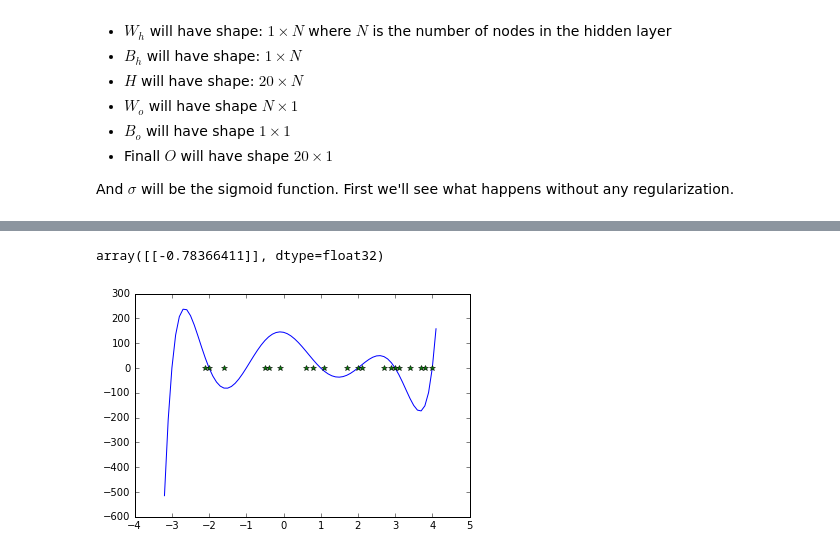
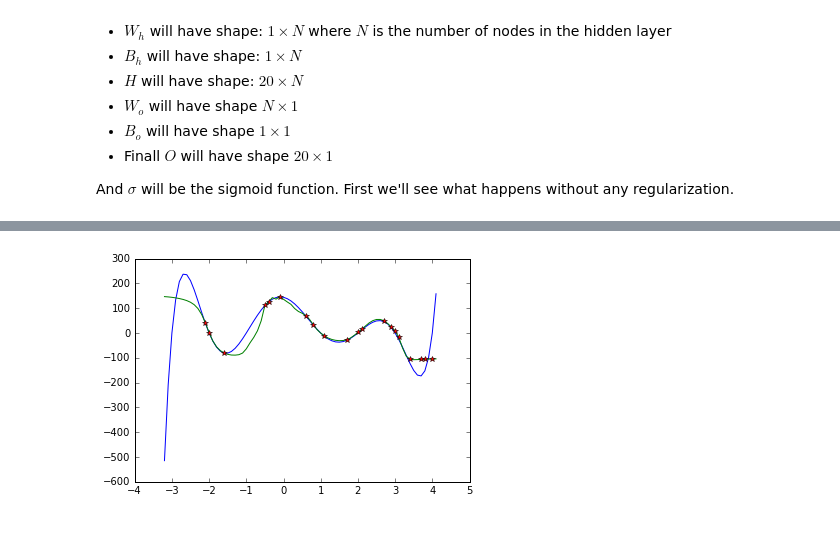
Before and after one commit to davidslac/xtcav-mlearn, a Jupyter notebook: nn_variance.ipynb, the cells around one changed output, grey strips where cells are left out. Saved outputs shown, nothing was run; the diff lists cells and outputs as text; code cells hidden in the pictures.

```diff
--- a/nn_variance.ipynb
+++ b/nn_variance.ipynb
@@ -131,8 +133,11 @@ nnModel.init = tf.initialize_all_variables()
 nnModel.sess = tf.Session()
 nnModel.sess.run(nnModel.init)
 # %%
+nn_X_train = np.resize(x_train, (len(x_train),1))
+nn_Y_train = np.resize(y_train, (len(y_train),1))
+
 for step in xrange(10001):
-    nnModel.sess.run(nnModel.train)
+    nnModel.sess.run(nnModel.train, feed_dict={nnModel.X:nn_X_train, nnModel.Y:nn_Y_train})
     if step % 1000 == 0:
-        print "step=%d loss=%.2f" % (step, nnModel.sess.run(nnModel.loss))
+        print "step=%d loss=%.2f" % (step, nnModel.sess.run(nnModel.loss, feed_dict={nnModel.X:nn_X_train, nnModel.Y:nn_Y_train}))
 # %% [output]
@@ -150,14 +155,13 @@ step=10000 loss=6784.55
-# %%
-nnModel.y_res = nnModel.sess.run(nnModel.model)
-# %%
-nnModel.sess.run(nnModel.B_o)
-# %% [output]
-array([[-0.78366411]], dtype=float32)
+# %%
+nnModel.y_res = nnModel.sess.run(nnModel.model, feed_dict={nnModel.X:nn_X_train})
+x_all_nn_shape = np.resize(x_all, (len(x_all), 1))
+nnModel.y_all = nnModel.sess.run(nnModel.model, feed_dict={nnModel.X:x_all_nn_shape})
 # %%
 plt.plot(x_all, y_all)
+plt.plot(x_all, nnModel.y_all)
 plt.plot(x_train, nnModel.y_res[:,0], '*');
 # %% [output]
-[figure, old version]
+[figure, new version]
 # %%
 nnModel.sess.close()
 del nnModel
```
Also changed, not shown: parts of 5 cells of this notebook.
